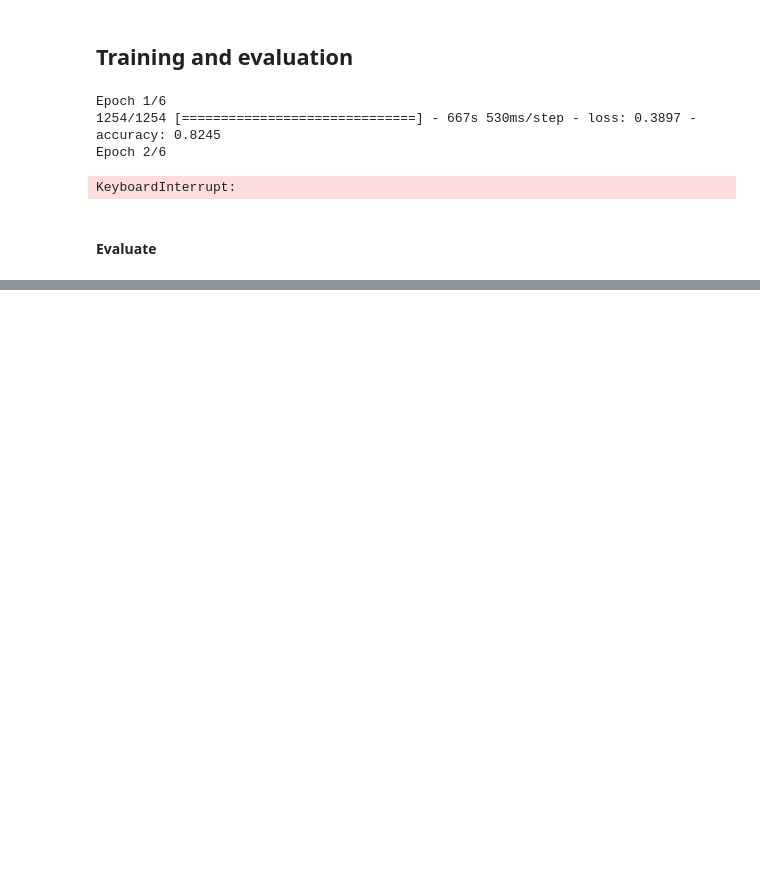
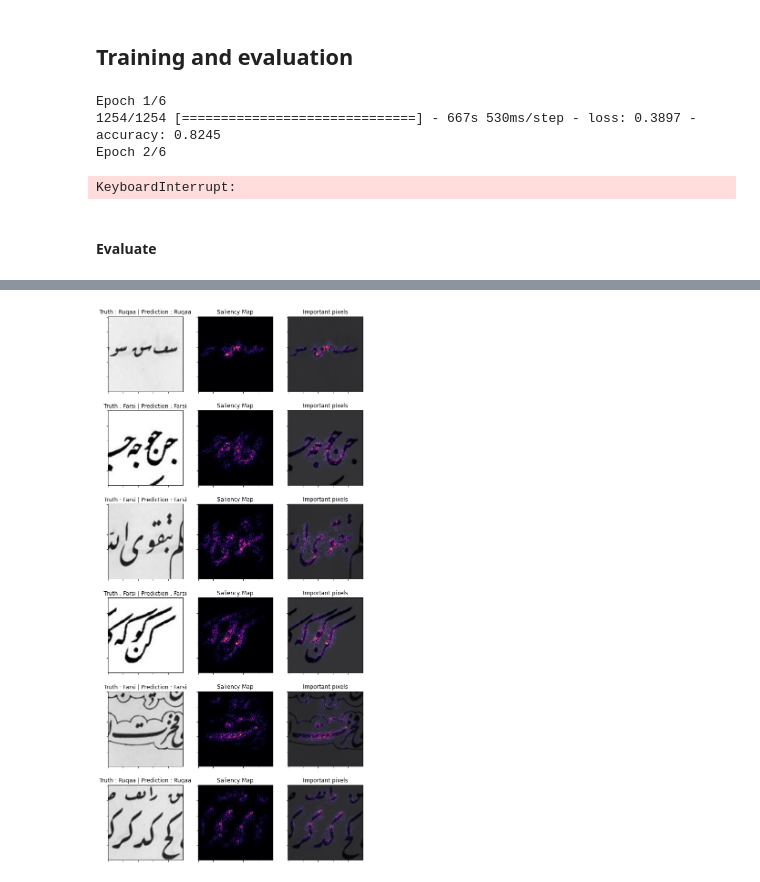
Before and after one commit to Mustapha-AJEGHRIR/arabic_calligraphy, a Jupyter notebook: notebooks/ACSR_rufa.ipynb, the cells around one changed output, grey strips where cells are left out. Cells and saved outputs as stored; diff of their text form; code cells hidden in the pictures; blank space fills up the shorter version.

```diff
--- a/notebooks/ACSR_rufa.ipynb
+++ b/notebooks/ACSR_rufa.ipynb
@@ -188,0 +250,53 @@ assert np.allclose(test_score, [.231625, .971222])
+# %%
+def saliency_map(img):
+    """
+    return the normalized gradients overs the image, and also the prediction of the model
+    """
+    inp = tf.convert_to_tensor(
+        img[None, :, :, None],
+        dtype = tf.float32
+    )
+    inp_var = tf.Variable(inp)
+
+    with tf.GradientTape() as tape:
+        pred = model(inp_var, training=False)
+        loss = pred[0][0]
+    grads = tape.gradient(loss, inp_var)
+
+    return grads, round(float(model(inp_var, training = False)))
+# %%
+# plot in table
+id_to_label = {
+    0 : "Farsi",
+    1 : "Ruqaa"
+}
+fig, axs = plt.subplots(6, 3, figsize=(10, 22))
+
+# for A in test_ds:
+#     break
+
+for i in range(6):
+    img = A[0].numpy()[i, :, :, 0]
+    label = A[1].numpy()[i]
+
+    grads, prediction = saliency_map(img)
+
+    axs[i, 0].imshow(img, cmap="gray")
+    axs[i, 0].set_title("Truth : " + id_to_label[label] + " | Prediction : " + id_to_label[prediction])
+    axs[i, 0].set_yticklabels([])
+    axs[i, 0].set_xticklabels([])
+
+    axs[i, 1].imshow(np.abs(grads.numpy()[0,:,:,0]), cmap="inferno")
+    axs[i, 1].set_title("Saliency Map")
+    axs[i, 1].set_yticklabels([])
+    axs[i, 1].set_xticklabels([])
+
+    axs[i, 2].imshow(img, cmap="gray")
+    axs[i, 2].imshow(np.abs(grads.numpy()[0,:,:,0]), alpha=0.8, cmap="inferno")
+    axs[i, 2].set_title("Important pixels")
+    axs[i, 2].set_yticklabels([])
+    axs[i, 2].set_xticklabels([])
+
+fig.savefig("../assets/saliency_maps.png", dpi = 300)
+# %% [output]
+[figure, added]
```
Also changed, not shown: parts of 9 cells of this notebook, 3 other files.
